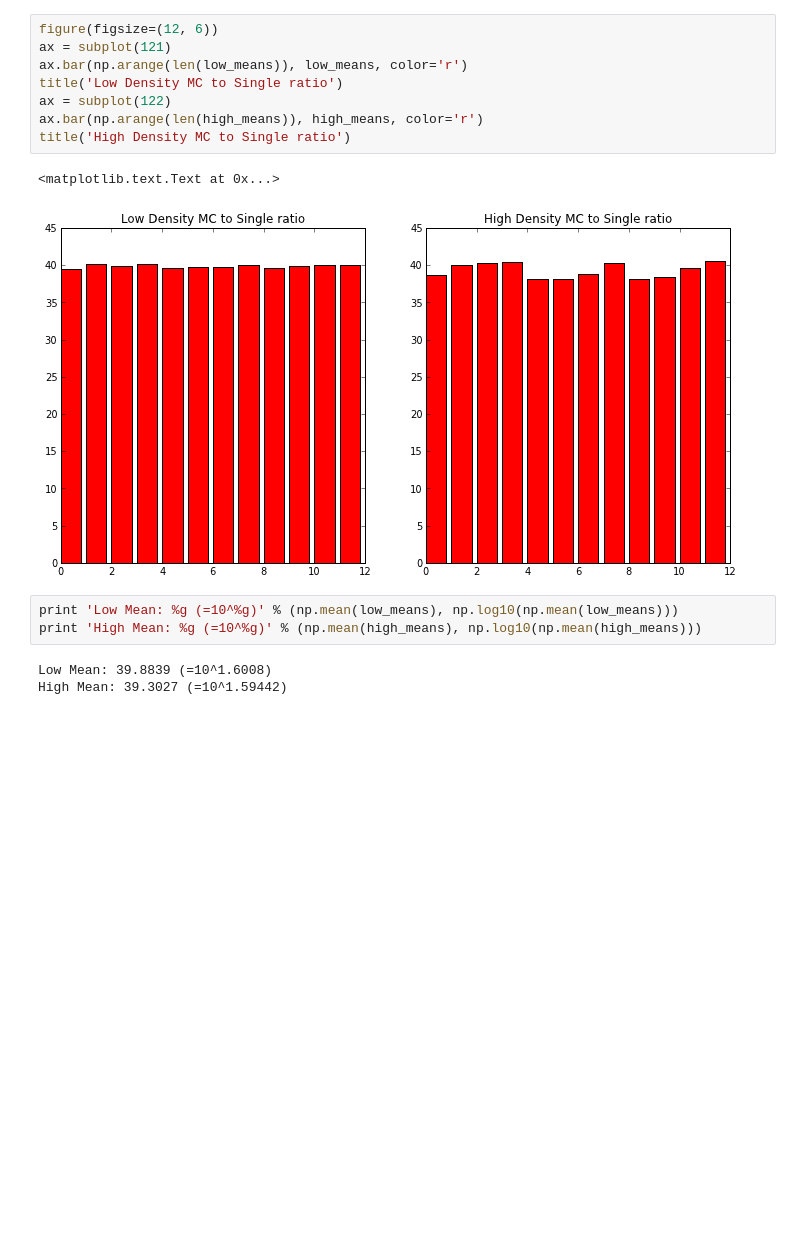
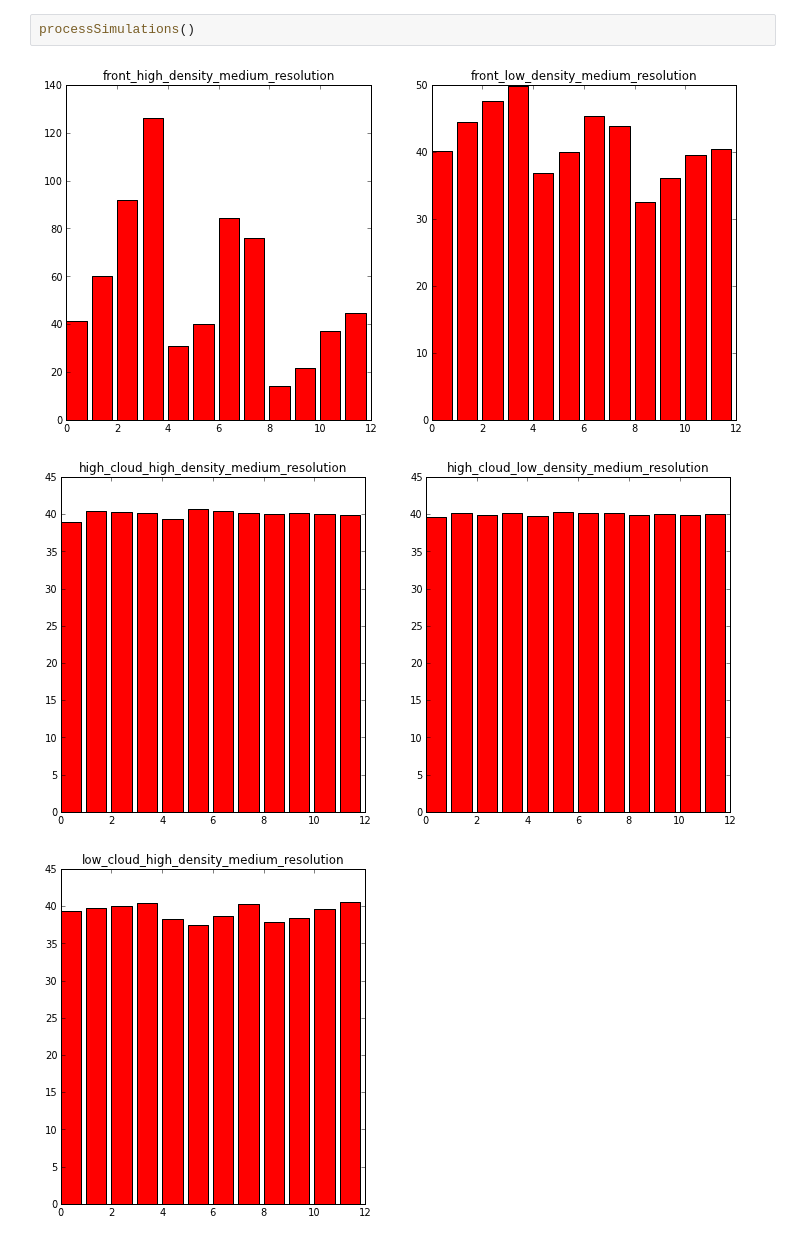
Before and after one commit to amitibo/atmosphere, a Jupyter notebook: ipython/calc ratio.ipynb, the cells around one changed output. Drawn from its saved outputs; the diff is of its cells as text; blank space fills up the shorter version.

Commit message:
calc ratio for most scenes.

```diff
--- a/ipython/calc ratio.ipynb
+++ b/ipython/calc ratio.ipynb
@@ -75,17 +102,6 @@ title('High Density Single')
-# %%
-figure(figsize=(12, 6))
-ax = subplot(121)
-ax.bar(np.arange(len(low_means)), low_means, color='r')
-title('Low Density MC to Single ratio')
-ax = subplot(122)
-ax.bar(np.arange(len(high_means)), high_means, color='r')
-title('High Density MC to Single ratio')
-# %% [output]
-<matplotlib.text.Text at 0x...>
-[figure, removed]
-# %%
-print 'Low Mean: %g (=10^%g)' % (np.mean(low_means), np.log10(np.mean(low_means)))
-print 'High Mean: %g (=10^%g)' % (np.mean(high_means), np.log10(np.mean(high_means)))
-# %% [output]
-Low Mean: 39.8839 (=10^1.6008)
-High Mean: 39.3027 (=10^1.59442)
+# %%
+processSimulations()
+# %% [output]
+[figure, added]
+[figure, added]
+[figure, added]
```
Also changed, not shown: parts of 4 cells of this notebook.
